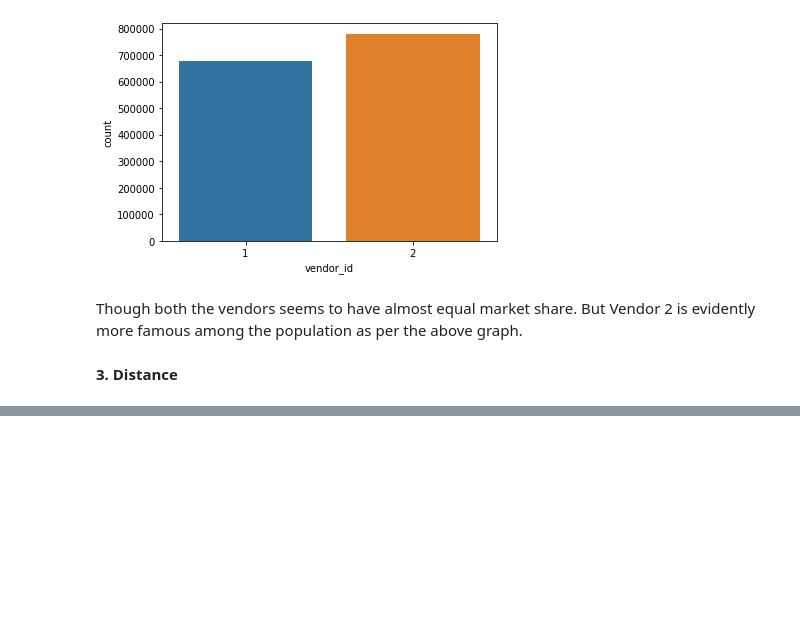
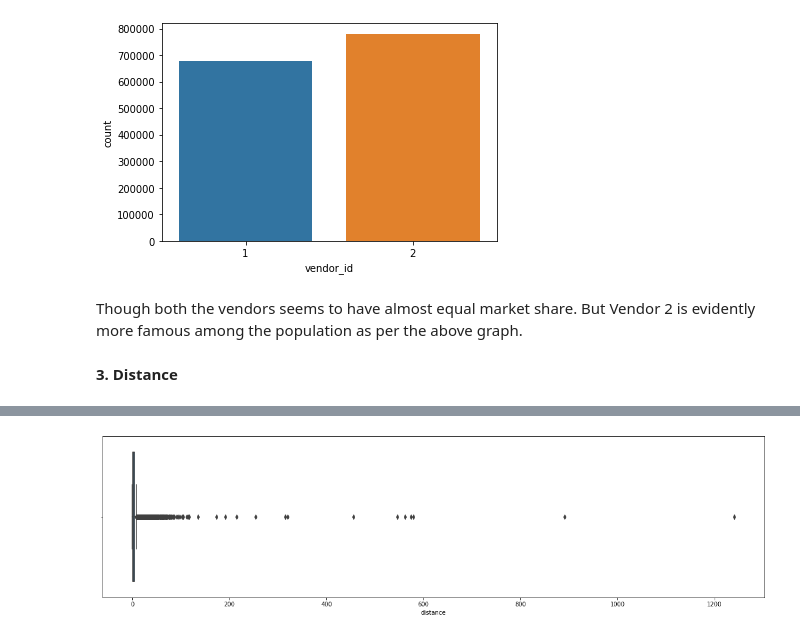
Before and after one commit to Akshay-Malwade/NewYork-Taxi-Trip-Time-Prediction, a Jupyter notebook: NYC_Taxi_Trip_Time_Prediction_Capstone_Project_2.ipynb, the cells around one changed output, grey strips where cells are left out. Cells and saved outputs as stored; diff of their text form; code cells hidden in the pictures; blank space fills up the shorter version.

Commit message:
Calculated the distance using Haversine

```diff
--- a/NYC_Taxi_Trip_Time_Prediction_Capstone_Project_2.ipynb
+++ b/NYC_Taxi_Trip_Time_Prediction_Capstone_Project_2.ipynb
@@ -145,0 +161,6 @@ taxi['dropoff_datetime'] = pd.to_datetime(taxi['dropoff_datetime'])
+# %%
+#Calculate distance and assign new column to the dataframe.
+taxi['distance'] = taxi.apply(lambda x: calc_distance(x), axis = 1)
+# %%
+#Calculate Speed in km/h for further insights
+taxi['speed'] = (taxi.distance/(taxi.trip_duration/3600))
@@ -260,0 +309,6 @@ Though both the vendors seems to have almost equal market share. But Vendor 2 is
+# %%
+plt.figure(figsize = (20,5))
+sns.boxplot(taxi.distance)
+plt.show()
+# %% [output]
+[figure, added]
```
Also changed, not shown: parts of 21 cells of this notebook.
